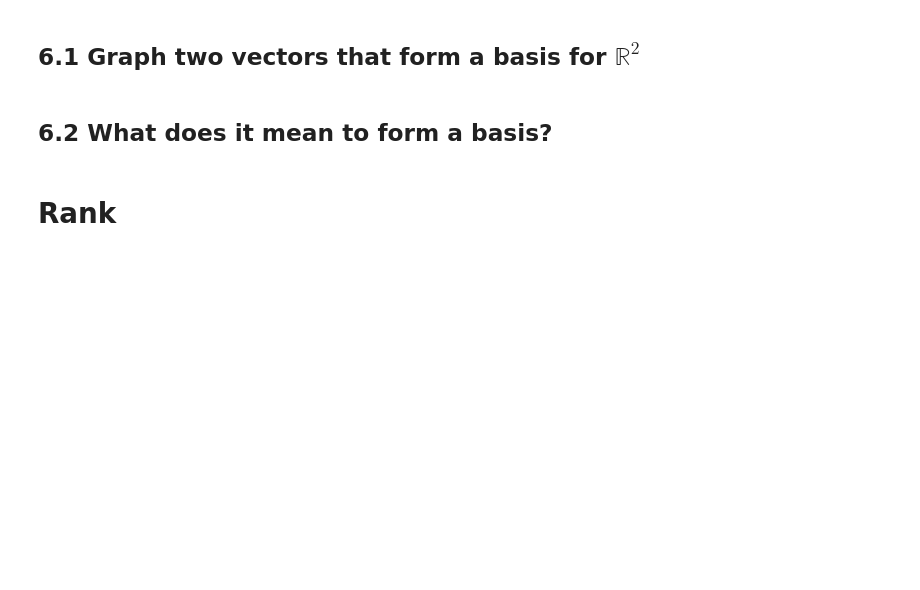
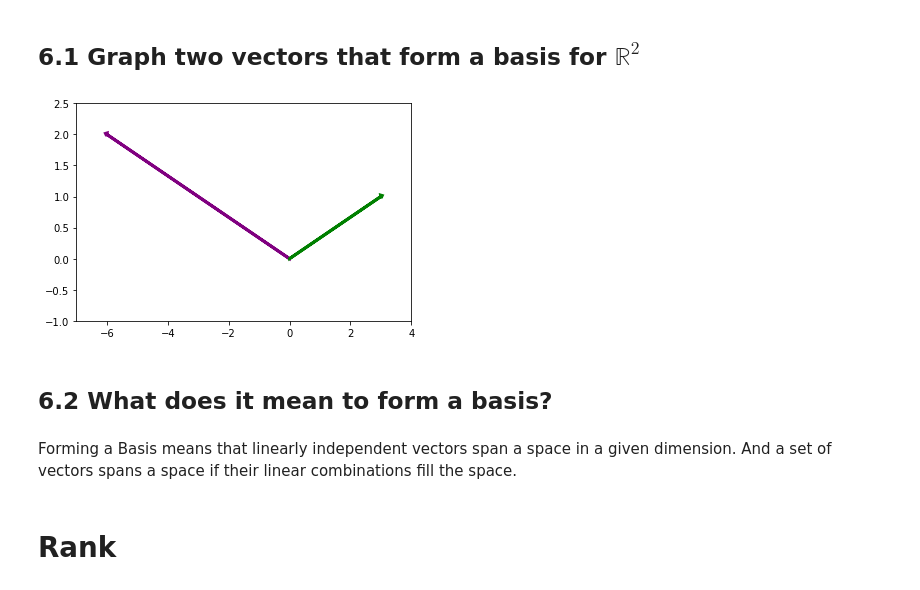
Before and after one commit to JoshFowlkes/DS-Unit-1-Sprint-4-Linear-Algebra, a Jupyter notebook: module2-intermediate-linear-algebra/Intermediate_Linear_Algebra_Assignment_Josh_Fowlkes.ipynb, the cells around one changed output. Saved outputs shown, nothing was run; the diff lists cells and outputs as text; code cells hidden in the pictures; blank space fills up the shorter version.

```diff
--- a/module2-intermediate-linear-algebra/Intermediate_Linear_Algebra_Assignment_Josh_Fowlkes.ipynb
+++ b/module2-intermediate-linear-algebra/Intermediate_Linear_Algebra_Assignment_Josh_Fowlkes.ipynb
@@ -336,8 +348,25 @@ n = \begin{bmatrix} 4 & 8  & 2\end{bmatrix}
 # Basis
 # %% [markdown]
 ## 6.1 Graph two vectors that form a basis for $\mathbb{R}^2$
+# %%
+
+
+vector_three = [-6,2]
+vector_four = [3, 1]
+
+plt.xlim(-7,4)
+plt.ylim(-1,2.5)
+
+plt.arrow(0,0, vector_three[0], vector_three[1], linewidth=3, head_width=.05, head_length=0.05, color ='purple')
+plt.arrow(0,0, vector_four[0], vector_four[1], linewidth=3, head_width=.05, head_length=0.05, color ='green')
+
+plt.show()
+# %% [output]
+[figure, added]
 # %% [markdown]
 ## 6.2 What does it mean to form a basis?
+# %% [markdown]
+Forming a Basis means that linearly independent vectors span a space in a given dimension. And a set of vectors spans a space if their linear combinations fill the space.
 # %% [markdown]
 # Rank
 # %% [markdown]
```
Also changed, not shown: parts of 6 cells of this notebook.
